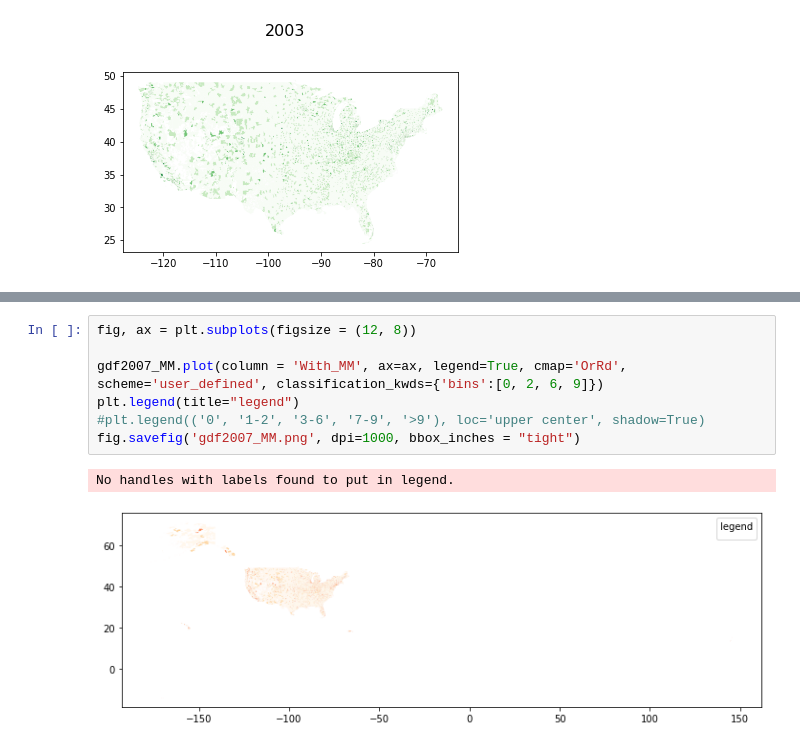
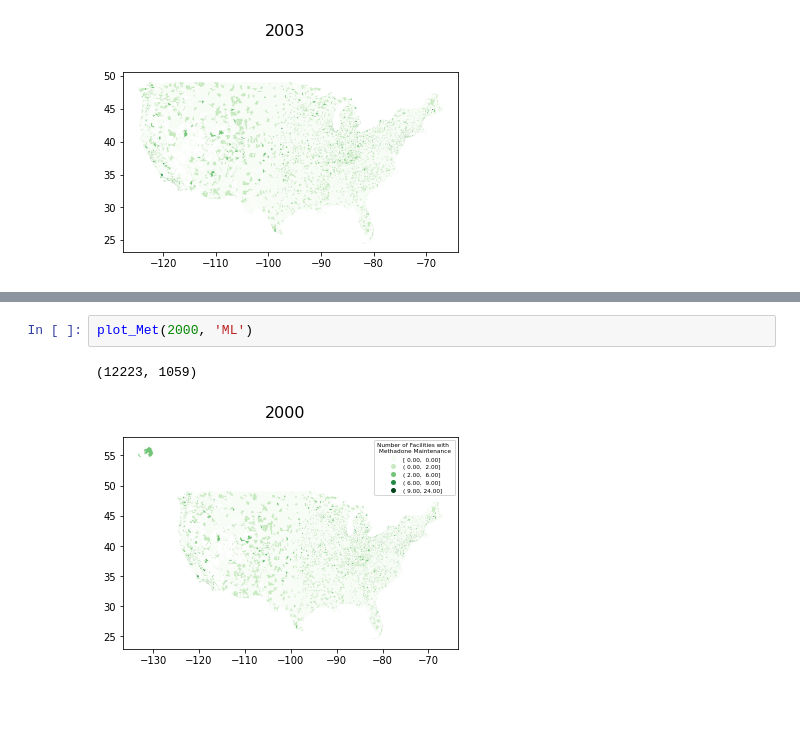
Before and after one commit to GeoDaCenter/opioid-policy-scan, a Jupyter notebook: MOUD_scraping/data_summary.ipynb, the cells around one changed output, grey strips where cells are left out. Cells and saved outputs as stored; diff of their text form; blank space fills up the shorter version.

```diff
--- a/MOUD_scraping/data_summary.ipynb
+++ b/MOUD_scraping/data_summary.ipynb
@@ -293,10 +285,5 @@ fig.savefig('gdf2003_MM.png', dpi=500, bbox_inches = "tight")
-# %%
-fig, ax = plt.subplots(figsize = (12, 8))
-
-gdf2007_MM.plot(column = 'With_MM', ax=ax, legend=True, cmap='OrRd', scheme='user_defined', classification_kwds={'bins':[0, 2, 6, 9]})
-plt.legend(title="legend")
-#plt.legend(('0', '1-2', '3-6', '7-9', '>9'), loc='upper center', shadow=True)
-fig.savefig('gdf2007_MM.png', dpi=1000, bbox_inches = "tight")
-# %% [output]
-No handles with labels found to put in legend.
-[figure, removed]
+# %%
+plot_Met(2000, 'ML')
+# %% [output]
+(12223, 1059)
+[figure, added]
```
Also changed, not shown: parts of 6 cells of this notebook, 11 other files.
